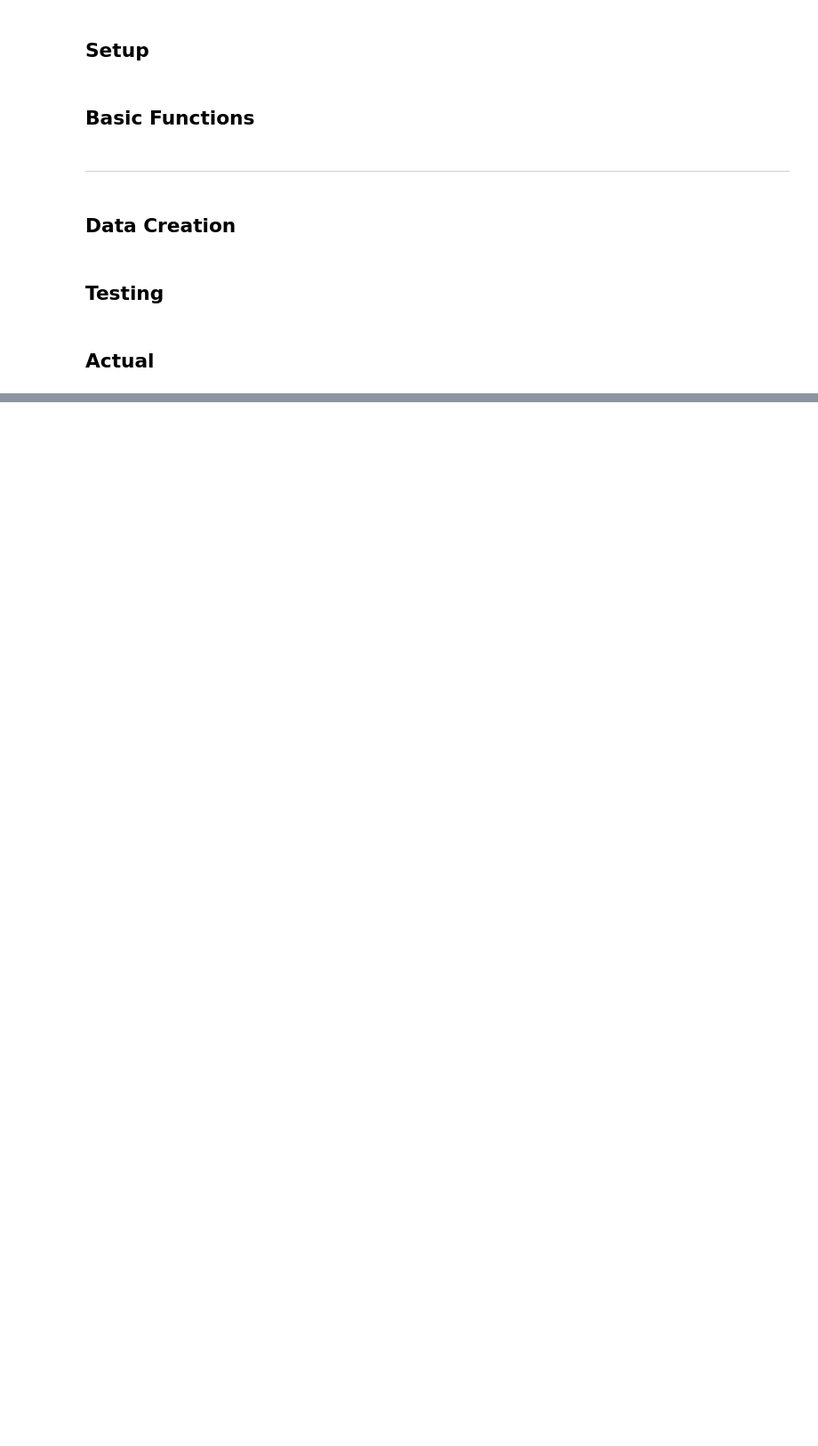
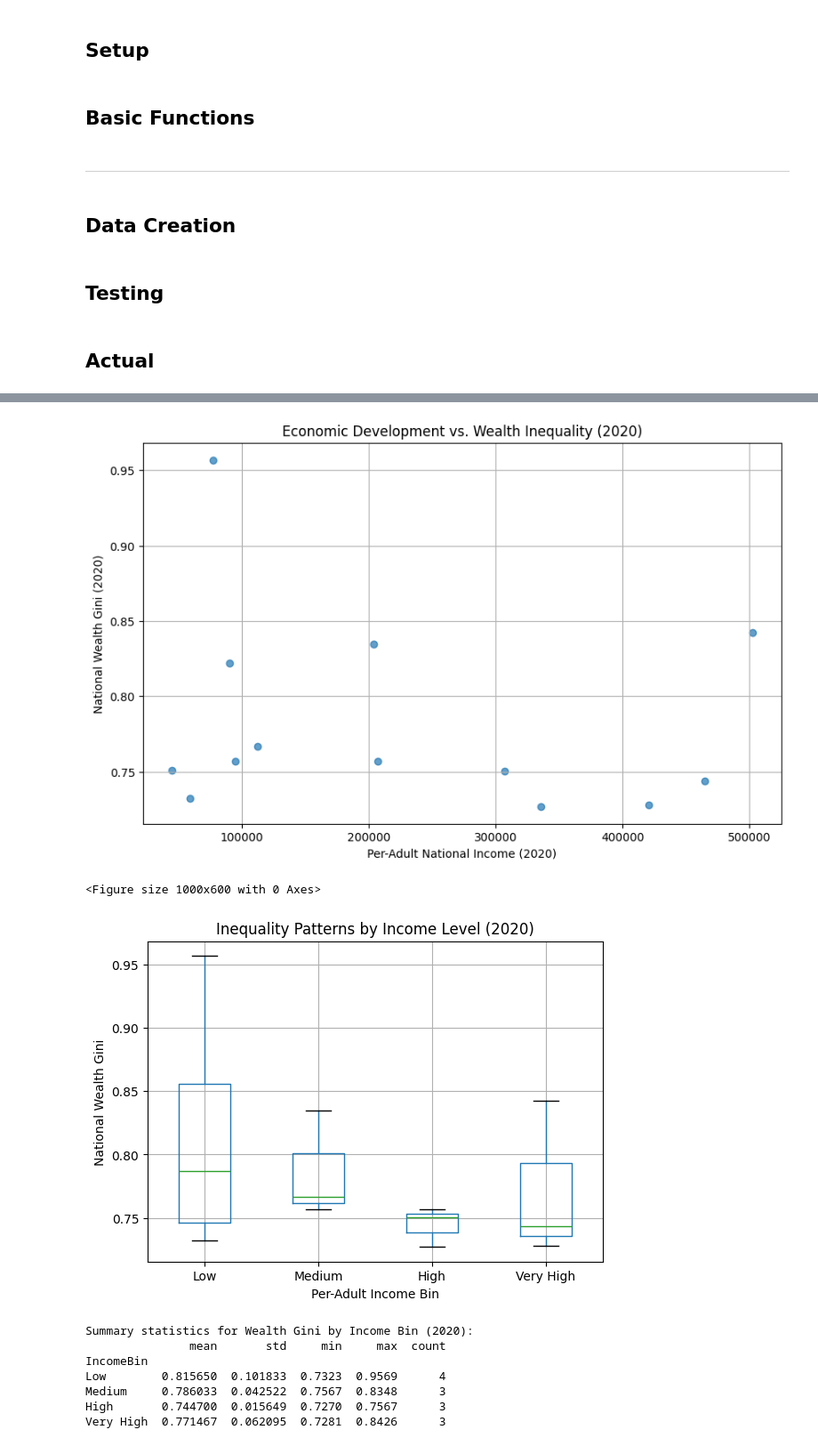
Before and after one commit to virajvekaria/IDS-Writing-Assignment, a Jupyter notebook: sujal_analysis.ipynb, the cells around one changed output, grey strips where cells are left out. Shown: that part at 89% size. Cells and saved outputs as stored; diff of their text form; code cells hidden in the pictures; blank space fills up the shorter version.

```diff
--- a/sujal_analysis.ipynb
+++ b/sujal_analysis.ipynb
@@ -996,0 +1170,39 @@ national_wealth_to_income_ratio = pd.read_csv("WID_data/WID_National_Wealth_to_N
+# %%
+# Cross-Sectional Analysis for the Year 2020 (as an example)
+df_2020_new = df_merged_new[df_merged_new["Year"] == 2020].copy()
+
+# Scatter plot for 2020 only
+plt.figure(figsize=(10,6))
+plt.scatter(df_2020_new['PerAdultIncome'], df_2020_new['WealthGini'], alpha=0.7)
+plt.xlabel("Per-Adult National Income (2020)")
+plt.ylabel("National Wealth Gini (2020)")
+plt.title("Economic Development vs. Wealth Inequality (2020)")
+plt.grid(True)
+plt.show()
+
+# Bin countries into quartiles based on PerAdultIncome and plot boxplots (2020)
+df_2020_new['IncomeBin'] = pd.qcut(df_2020_new['PerAdultIncome'], q=4, labels=["Low", "Medium", "High", "Very High"])
+plt.figure(figsize=(10,6))
+df_2020_new.boxplot(column="WealthGini", by="IncomeBin")
+plt.xlabel("Per-Adult Income Bin")
+plt.ylabel("National Wealth Gini")
+plt.title("Inequality Patterns by Income Level (2020)")
+plt.suptitle("")
+plt.grid(True)
+plt.show()
+
+# Print summary statistics by income bin for 2020
+income_bin_summary_2020 = df_2020_new.groupby('IncomeBin')['WealthGini'].agg(['mean', 'std', 'min', 'max', 'count'])
+print("Summary statistics for Wealth Gini by Income Bin (2020):")
+print(income_bin_summary_2020)
+# %% [output]
+[figure, added]
+<Figure size 1000x600 with 0 Axes>
+[figure, added]
+Summary statistics for Wealth Gini by Income Bin (2020):
+               mean       std     min     max  count
+IncomeBin
+Low        0.815650  0.101833  0.7323  0.9569      4
+Medium     0.786033  0.042522  0.7567  0.8348      3
+High       0.744700  0.015649  0.7270  0.7567      3
+Very High  0.771467  0.062095  0.7281  0.8426      3
```
Also changed, not shown: parts of 1 cell of this notebook, 8 other files.
